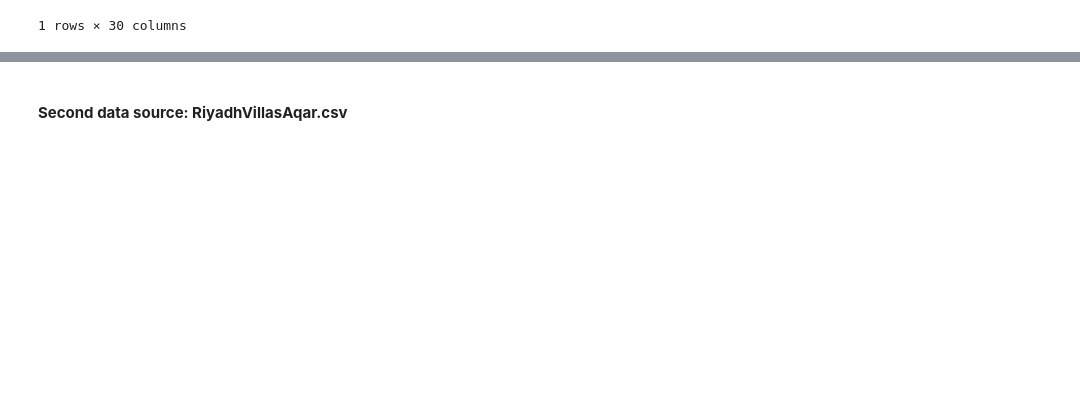
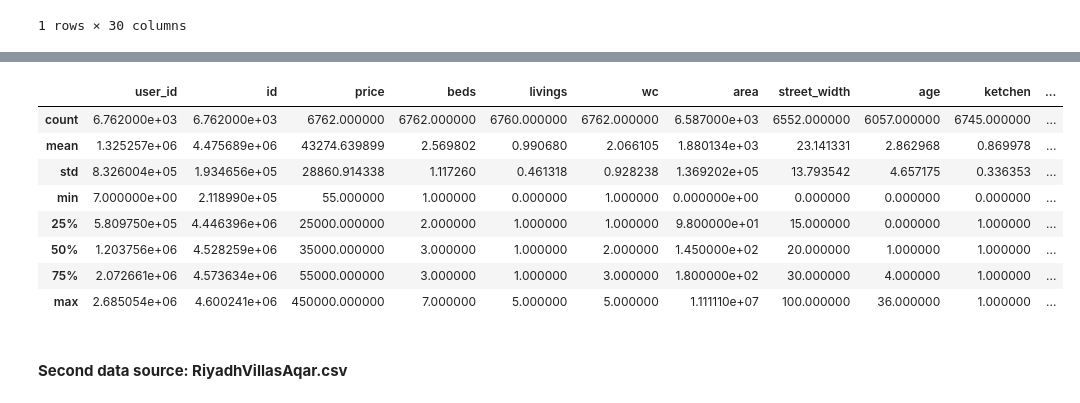
Before and after one commit to Tuwaiq-DS-ML-bootcamp-V-8/Usecase-6-Project-3, a Jupyter notebook: EDA explain template.ipynb, the cells around one changed output, grey strips where cells are left out. Drawn from its saved outputs; the diff is of its cells as text; code cells hidden in the pictures; blank space fills up the shorter version.

```diff
--- a/EDA explain template.ipynb
+++ b/EDA explain template.ipynb
@@ -74,0 +129,12 @@ realEstate.head(1)
+# %%
+realEstate.describe()
+# %% [output]
+|  | user_id | id | price | beds | livings | wc | area | street_width | age | ketchen | ... |
+| count | 6.762000e+03 | 6.762000e+03 | 6762.000000 | 6762.000000 | 6760.000000 | 6762.000000 | 6.587000e+03 | 6552.000000 | 6057.000000 | 6745.000000 | ... |
+| mean | 1.325257e+06 | 4.475689e+06 | 43274.639899 | 2.569802 | 0.990680 | 2.066105 | 1.880134e+03 | 23.141331 | 2.862968 | 0.869978 | ... |
+| std | 8.326004e+05 | 1.934656e+05 | 28860.914338 | 1.117260 | 0.461318 | 0.928238 | 1.369202e+05 | 13.793542 | 4.657175 | 0.336353 | ... |
+| min | 7.000000e+00 | 2.118990e+05 | 55.000000 | 1.000000 | 0.000000 | 1.000000 | 0.000000e+00 | 0.000000 | 0.000000 | 0.000000 | ... |
+| 25% | 5.809750e+05 | 4.446396e+06 | 25000.000000 | 2.000000 | 1.000000 | 1.000000 | 9.800000e+01 | 15.000000 | 0.000000 | 1.000000 | ... |
+| 50% | 1.203756e+06 | 4.528259e+06 | 35000.000000 | 3.000000 | 1.000000 | 2.000000 | 1.450000e+02 | 20.000000 | 1.000000 | 1.000000 | ... |
+| 75% | 2.072661e+06 | 4.573634e+06 | 55000.000000 | 3.000000 | 1.000000 | 3.000000 | 1.800000e+02 | 30.000000 | 4.000000 | 1.000000 | ... |
+| max | 2.685054e+06 | 4.600241e+06 | 450000.000000 | 7.000000 | 5.000000 | 5.000000 | 1.111110e+07 | 100.000000 | 36.000000 | 1.000000 | ... |
```
Also changed, not shown: parts of 45 cells of this notebook, 1 other file.
